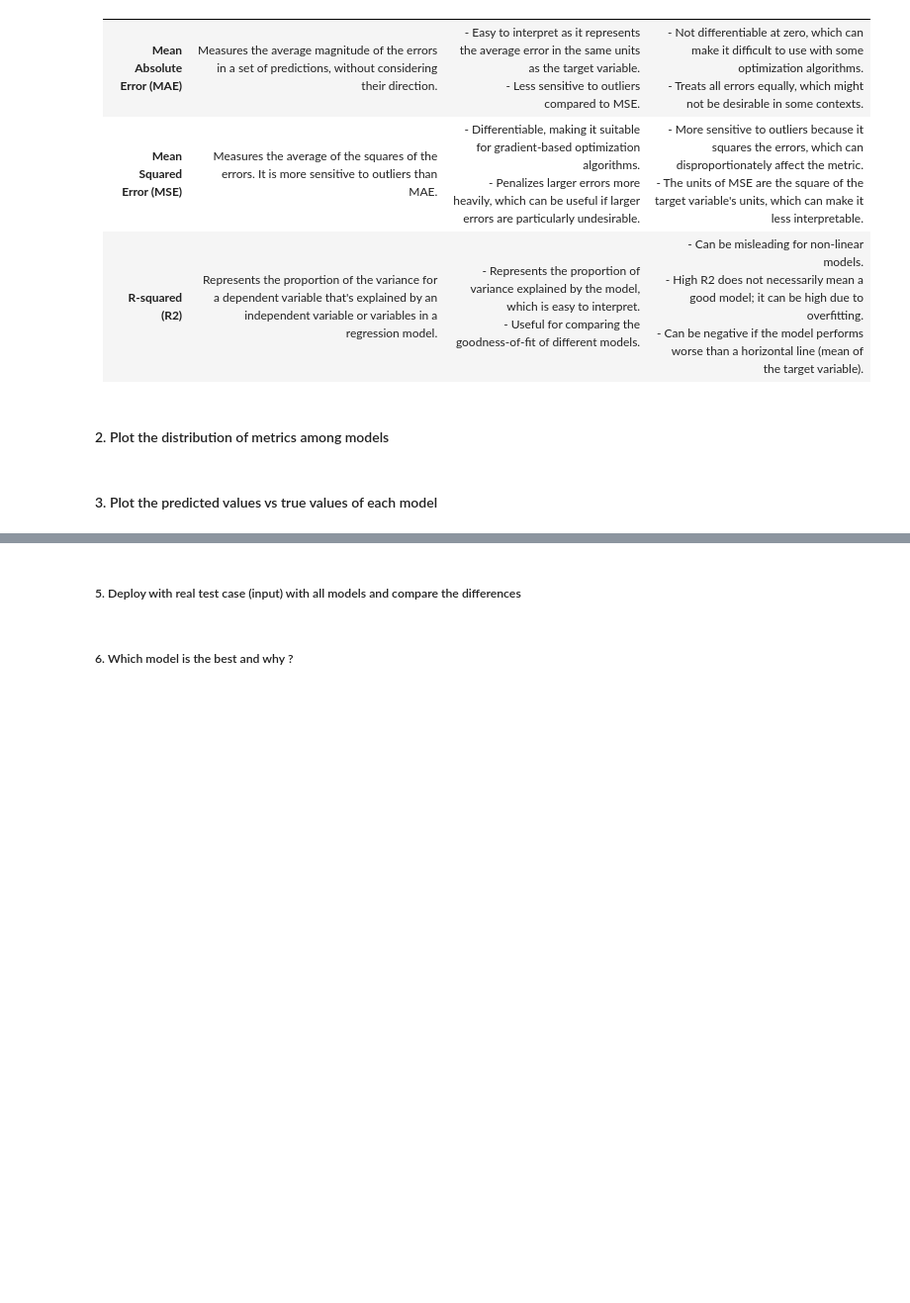
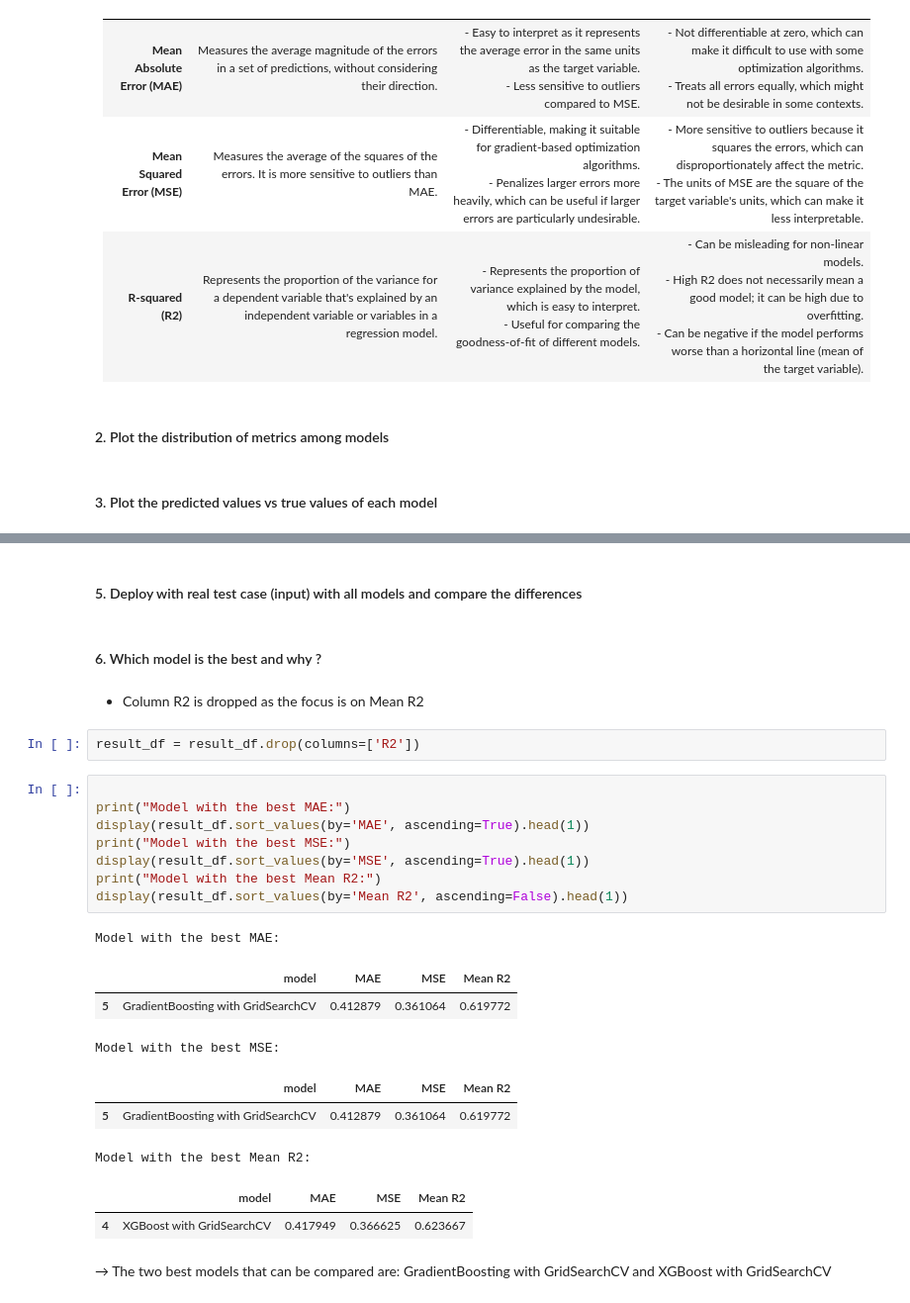
Before and after one commit to truongthuankiet1990gmailcom/Intro2DS---HCMUS---2024, a Jupyter notebook: Data_Modelling/Modelling.ipynb, the cells around one changed output, grey strips where cells are left out. Shown at 99% size. Cells and saved outputs as stored; diff of their text form; blank space fills up the shorter version.

```diff
--- a/Data_Modelling/Modelling.ipynb
+++ b/Data_Modelling/Modelling.ipynb
@@ -797,4 +812,28 @@ result_df.to_csv('result.csv', index=False)
 # %% [markdown]
-##### 5. Deploy with real test case (input) with all models and compare the differences
+#### 5. Deploy with real test case (input) with all models and compare the differences
 # %% [markdown]
-##### 6. Which model is the best and why ?
+#### 6. Which model is the best and why ?
+# %% [markdown]
+- Column R2 is dropped as the focus is on Mean R2
+# %%
+result_df = result_df.drop(columns=['R2'])
+# %%
+
+print("Model with the best MAE:")
+display(result_df.sort_values(by='MAE', ascending=True).head(1))
+print("Model with the best MSE:")
+display(result_df.sort_values(by='MSE', ascending=True).head(1))
+print("Model with the best Mean R2:")
+display(result_df.sort_values(by='Mean R2', ascending=False).head(1))
+# %% [output]
+Model with the best MAE:
+|  | model | MAE | MSE | Mean R2 |
+| 5 | GradientBoosting with GridSearchCV | 0.412879 | 0.361064 | 0.619772 |
+Model with the best MSE:
+|  | model | MAE | MSE | Mean R2 |
+| 5 | GradientBoosting with GridSearchCV | 0.412879 | 0.361064 | 0.619772 |
+Model with the best Mean R2:
+|  | model | MAE | MSE | Mean R2 |
+| 4 | XGBoost with GridSearchCV | 0.417949 | 0.366625 | 0.623667 |
+# %% [markdown]
+→ The two best models that can be compared are: GradientBoosting with GridSearchCV and XGBoost with GridSearchCV
```
Also changed, not shown: parts of 18 cells of this notebook, 3 other files.
